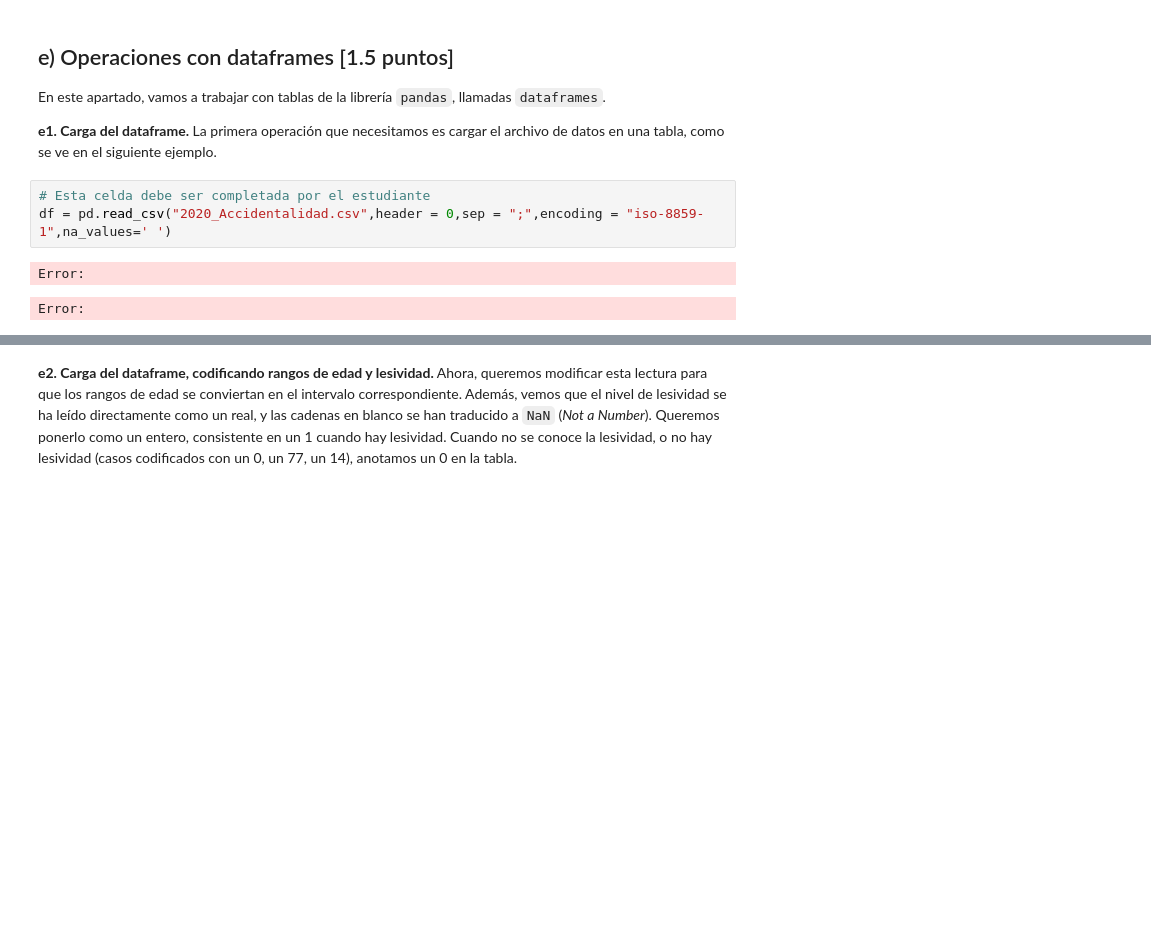
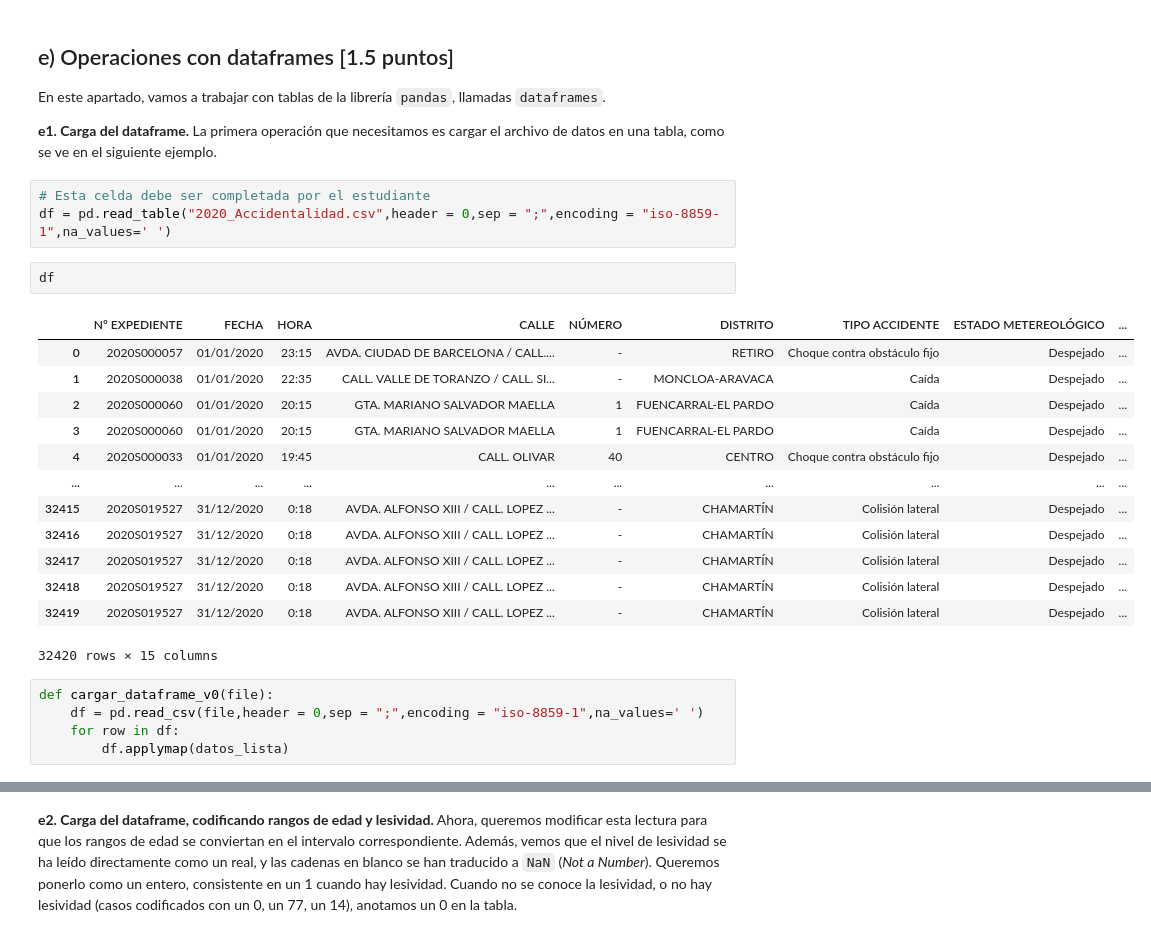
Before and after one commit to esterfb3397/programing-python, a Jupyter notebook: accidentes_en_madrid_esther.ipynb, the cells around one changed output, grey strips where cells are left out. Drawn from its saved outputs; the diff is of its cells as text; blank space fills up the shorter version.

```diff
--- a/accidentes_en_madrid_esther.ipynb
+++ b/accidentes_en_madrid_esther.ipynb
@@ -659,10 +705,28 @@ En este apartado, vamos a trabajar con tablas de la librería `pandas`, llamadas
 La primera operación que necesitamos es cargar el archivo de datos en una tabla, como se ve en el siguiente ejemplo.
 # %%
 # Esta celda debe ser completada por el estudiante
-df = pd.read_csv("2020_Accidentalidad.csv",header = 0,sep = ";",encoding = "iso-8859-1",na_values=' ')
+df = pd.read_table("2020_Accidentalidad.csv",header = 0,sep = ";",encoding = "iso-8859-1",na_values=' ')
-# %% [output]
-Error:
-Error:
+# %%
+df
+# %% [output]
+|  | Nº EXPEDIENTE | FECHA | HORA | CALLE | NÚMERO | DISTRITO | TIPO ACCIDENTE | ESTADO METEREOLÓGICO | ... |
+| 0 | 2020S000057 | 01/01/2020 | 23:15 | AVDA. CIUDAD DE BARCELONA / CALL.... | - | RETIRO | Choque contra obstáculo fijo | Despejado | ... |
+| 1 | 2020S000038 | 01/01/2020 | 22:35 | CALL. VALLE DE TORANZO / CALL. SI... | - | MONCLOA-ARAVACA | Caída | Despejado | ... |
+| 2 | 2020S000060 | 01/01/2020 | 20:15 | GTA. MARIANO SALVADOR MAELLA | 1 | FUENCARRAL-EL PARDO | Caída | Despejado | ... |
+| 3 | 2020S000060 | 01/01/2020 | 20:15 | GTA. MARIANO SALVADOR MAELLA | 1 | FUENCARRAL-EL PARDO | Caída | Despejado | ... |
+| 4 | 2020S000033 | 01/01/2020 | 19:45 | CALL. OLIVAR | 40 | CENTRO | Choque contra obstáculo fijo | Despejado | ... |
+| ... | ... | ... | ... | ... | ... | ... | ... | ... | ... |
+| 32415 | 2020S019527 | 31/12/2020 | 0:18 | AVDA. ALFONSO XIII / CALL. LOPEZ ... | - | CHAMARTÍN | Colisión lateral | Despejado | ... |
+| 32416 | 2020S019527 | 31/12/2020 | 0:18 | AVDA. ALFONSO XIII / CALL. LOPEZ ... | - | CHAMARTÍN | Colisión lateral | Despejado | ... |
+| 32417 | 2020S019527 | 31/12/2020 | 0:18 | AVDA. ALFONSO XIII / CALL. LOPEZ ... | - | CHAMARTÍN | Colisión lateral | Despejado | ... |
+| 32418 | 2020S019527 | 31/12/2020 | 0:18 | AVDA. ALFONSO XIII / CALL. LOPEZ ... | - | CHAMARTÍN | Colisión lateral | Despejado | ... |
+| 32419 | 2020S019527 | 31/12/2020 | 0:18 | AVDA. ALFONSO XIII / CALL. LOPEZ ... | - | CHAMARTÍN | Colisión lateral | Despejado | ... |
+32420 rows × 15 columns
+# %%
+def cargar_dataframe_v0(file):
+    df = pd.read_csv(file,header = 0,sep = ";",encoding = "iso-8859-1",na_values=' ')
+    for row in df:
+        df.applymap(datos_lista)
 # %%
 tabla_pre = cargar_dataframe_v0("2020_Accidentalidad.csv")
 print(tabla_pre)
```
Also changed, not shown: parts of 18 cells of this notebook.
